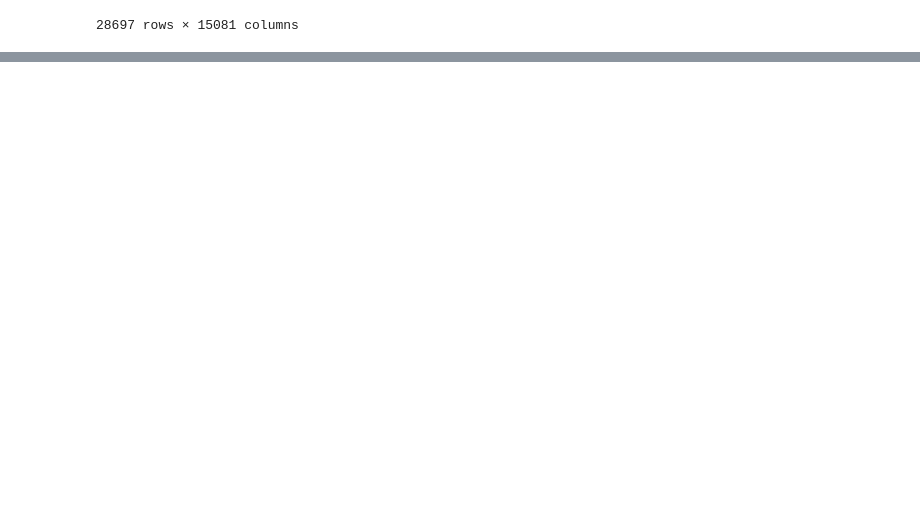
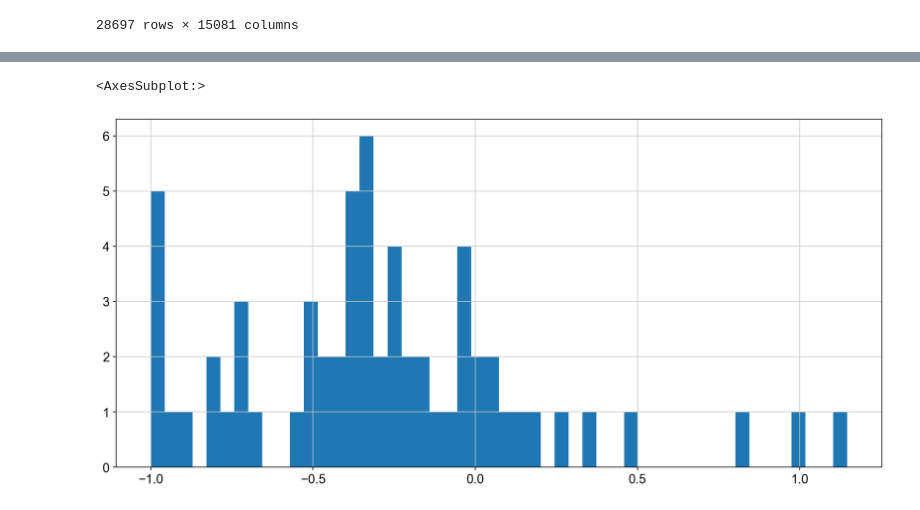
Before and after one commit to chesterkv/TCell-Challenge, a Jupyter notebook: src/knockout effect.ipynb, the cells around one changed output, grey strips where cells are left out. Saved outputs shown, nothing was run; the diff lists cells and outputs as text; code cells hidden in the pictures; blank space fills up the shorter version.

```diff
--- a/src/knockout effect.ipynb
+++ b/src/knockout effect.ipynb
@@ -63,0 +156,6 @@ df
+# %%
+# relative effect with outlier Id3 removed
+effect[effect["gene"]!= "Id3"]['rel_effect'].hist(bins=50, figsize=(15, 7))
+# %% [output]
+<AxesSubplot:>
+[figure, added]
```
Also changed, not shown: parts of 13 cells of this notebook, 2 other files.
